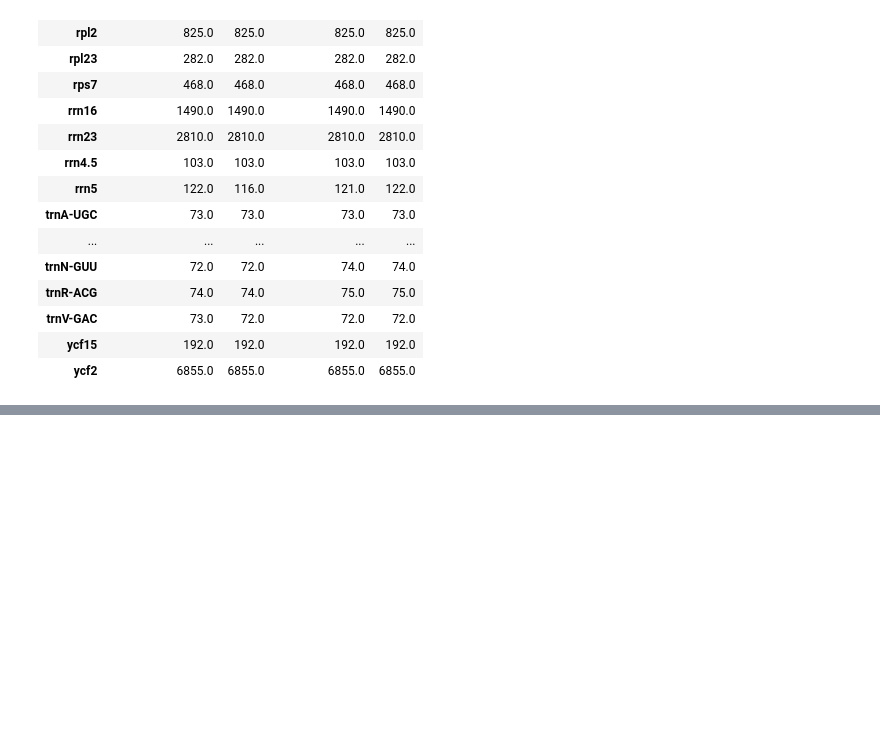
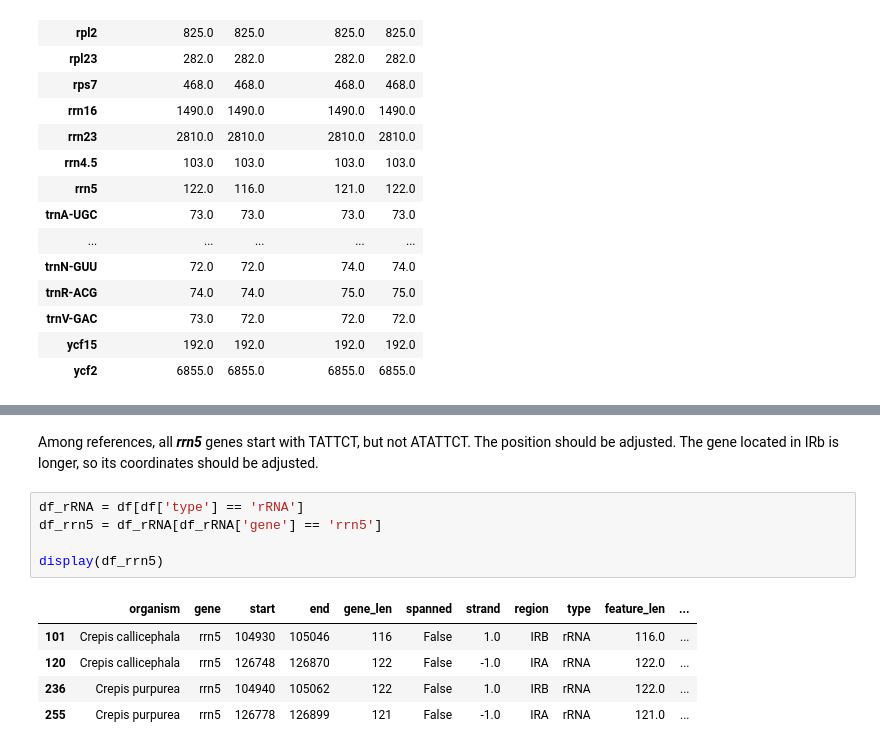
Before and after one commit to asan-emirsaleh/plastome_postprocessing, a Jupyter notebook: troubleshoot_cp.ipynb, the cells around one changed output, grey strips where cells are left out. Drawn from its saved outputs; the diff is of its cells as text; blank space fills up the shorter version.

```diff
--- a/troubleshoot_cp.ipynb
+++ b/troubleshoot_cp.ipynb
@@ -750,0 +816,13 @@ display(pivot_table)
+# %% [markdown]
+Among references, all _**rrn5**_ genes start with TATTCT, but not ATATTCT. The position should be adjusted. The gene located in IRb is longer, so its coordinates should be adjusted.
+# %%
+df_rRNA = df[df['type'] == 'rRNA']
+df_rrn5 = df_rRNA[df_rRNA['gene'] == 'rrn5']
+
+display(df_rrn5)
+# %% [output]
+|  | organism | gene | start | end | gene_len | spanned | strand | region | type | feature_len | ... |
+| 101 | Crepis callicephala | rrn5 | 104930 | 105046 | 116 | False | 1.0 | IRB | rRNA | 116.0 | ... |
+| 120 | Crepis callicephala | rrn5 | 126748 | 126870 | 122 | False | -1.0 | IRA | rRNA | 122.0 | ... |
+| 236 | Crepis purpurea | rrn5 | 104940 | 105062 | 122 | False | 1.0 | IRB | rRNA | 122.0 | ... |
+| 255 | Crepis purpurea | rrn5 | 126778 | 126899 | 121 | False | -1.0 | IRA | rRNA | 121.0 | ... |
```
Also changed, not shown: parts of 11 cells of this notebook, 6 other files.
